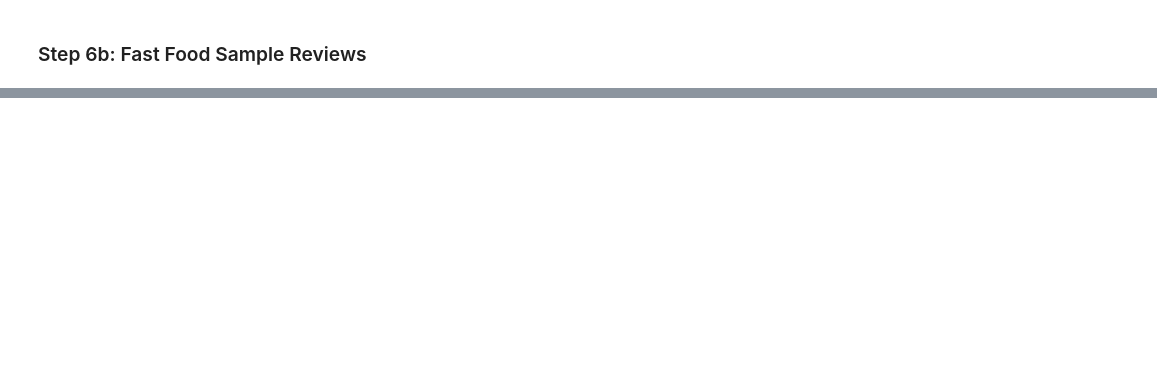
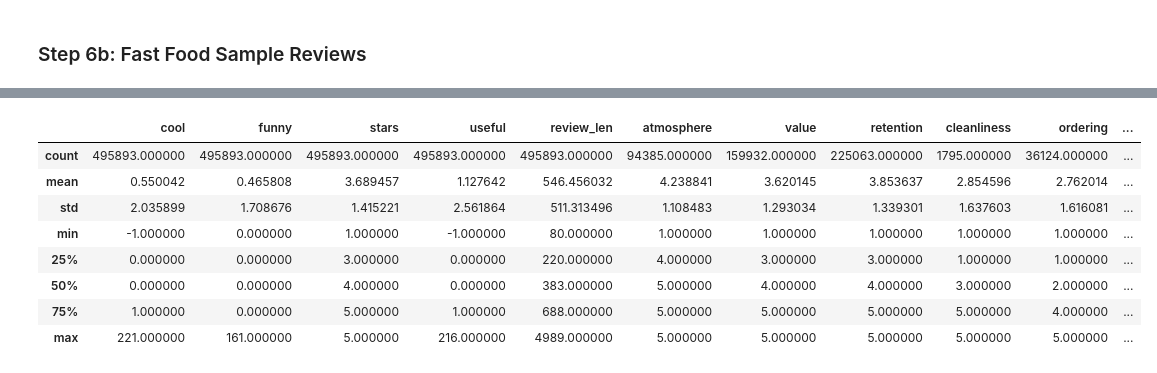
Before and after one commit to samgutentag/yelpsubtopics, a Jupyter notebook: 02_SubTopicReviews/SubTopicTagging_Model5.ipynb, the cells around one changed output, grey strips where cells are left out. Cells and saved outputs as stored; diff of their text form; code cells hidden in the pictures; blank space fills up the shorter version.

```diff
--- a/02_SubTopicReviews/SubTopicTagging_Model5.ipynb
+++ b/02_SubTopicReviews/SubTopicTagging_Model5.ipynb
@@ -313,0 +368,2 @@ Topics Identified:
+# %%
+review_df['subtopics'] = np.nan
@@ -313,0 +424,4 @@ Topics Identified:
+# %%
+time_marker('getting subtopics for each review')
+# get list of subtopic star ratings
+review_df['subtopics'] = review_df.apply(lambda row: get_subtopics(row, valid_topics=topics_of_interest), axis=1)
@@ -313,0 +430,4 @@ Topics Identified:
+# %%
+time_marker('splitting subtopic label lists into columns')
+# split list into separate columns
+review_df[subtopic_labels] = pd.DataFrame(review_df.subtopics.values.tolist(), index= review_df.index)
@@ -313,0 +436,4 @@ Topics Identified:
+# %%
+time_marker('Cleaning up...')
+# drop dummy column
+review_df.drop(['subtopics'], inplace=True, axis=1)
@@ -313,0 +464,12 @@ Topics Identified:
+# %%
+review_df.describe()
+# %% [output]
+|  | cool | funny | stars | useful | review_len | atmosphere | value | retention | cleanliness | ordering | ... |
+| count | 495893.000000 | 495893.000000 | 495893.000000 | 495893.000000 | 495893.000000 | 94385.000000 | 159932.000000 | 225063.000000 | 1795.000000 | 36124.000000 | ... |
+| mean | 0.550042 | 0.465808 | 3.689457 | 1.127642 | 546.456032 | 4.238841 | 3.620145 | 3.853637 | 2.854596 | 2.762014 | ... |
+| std | 2.035899 | 1.708676 | 1.415221 | 2.561864 | 511.313496 | 1.108483 | 1.293034 | 1.339301 | 1.637603 | 1.616081 | ... |
+| min | -1.000000 | 0.000000 | 1.000000 | -1.000000 | 80.000000 | 1.000000 | 1.000000 | 1.000000 | 1.000000 | 1.000000 | ... |
+| 25% | 0.000000 | 0.000000 | 3.000000 | 0.000000 | 220.000000 | 4.000000 | 3.000000 | 3.000000 | 1.000000 | 1.000000 | ... |
+| 50% | 0.000000 | 0.000000 | 4.000000 | 0.000000 | 383.000000 | 5.000000 | 4.000000 | 4.000000 | 3.000000 | 2.000000 | ... |
+| 75% | 1.000000 | 0.000000 | 5.000000 | 1.000000 | 688.000000 | 5.000000 | 5.000000 | 5.000000 | 5.000000 | 4.000000 | ... |
+| max | 221.000000 | 161.000000 | 5.000000 | 216.000000 | 4989.000000 | 5.000000 | 5.000000 | 5.000000 | 5.000000 | 5.000000 | ... |
```
Also changed, not shown: parts of 28 cells of this notebook.
